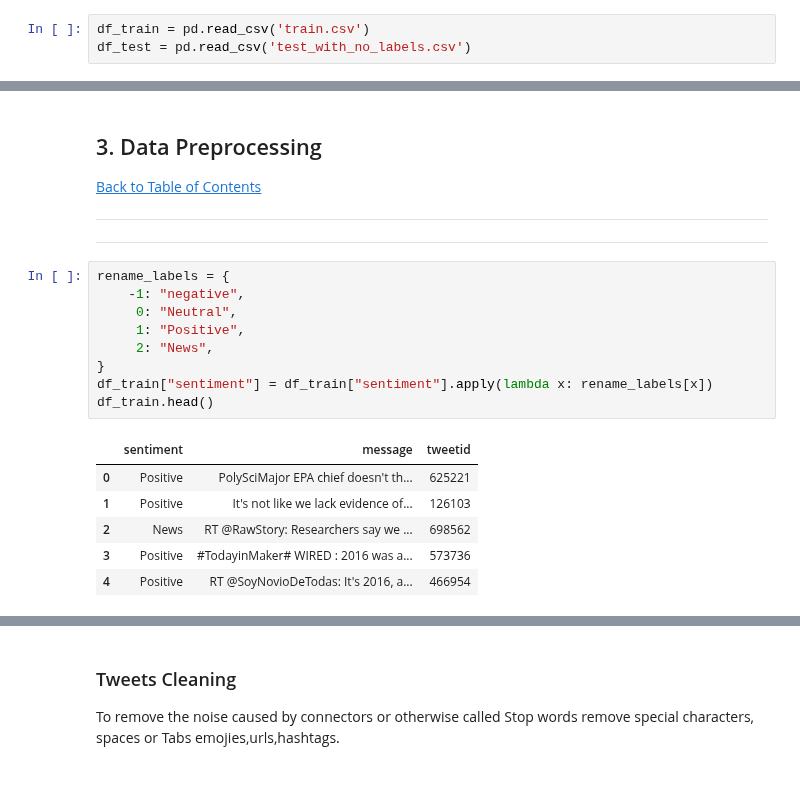
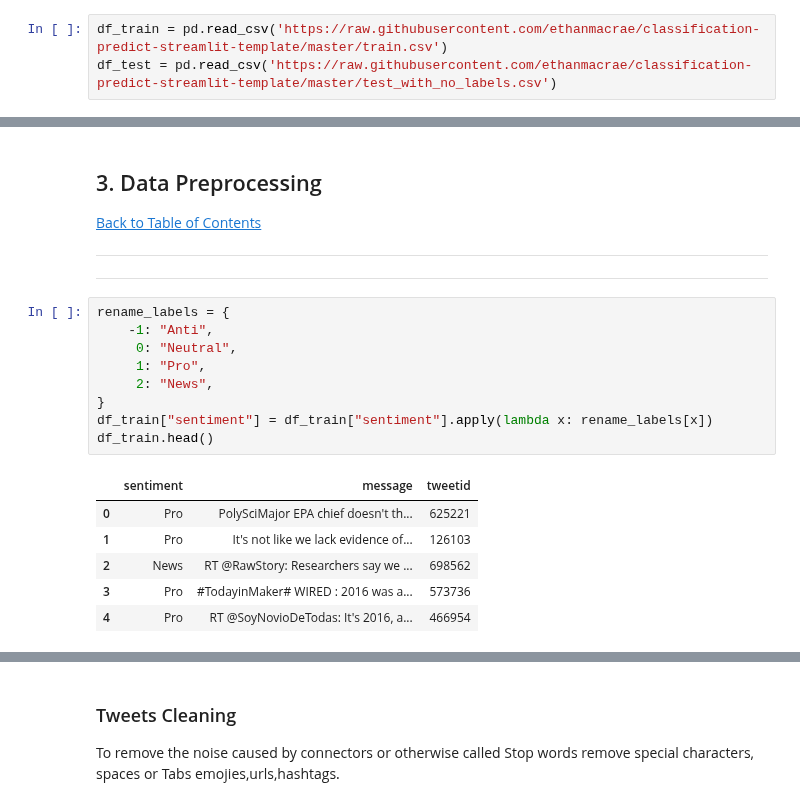
Before and after one commit to ethanmacrae/classification-predict-streamlit-template, a Jupyter notebook: Classification Predict Notebook .ipynb, the cells around one changed output, grey strips where cells are left out. Cells and saved outputs as stored; diff of their text form.

```diff
--- a/Classification Predict Notebook .ipynb
+++ b/Classification Predict Notebook .ipynb
@@ -161,8 +160,8 @@ warnings.filterwarnings('ignore')
 <a class="anchor" id="1.1"></a>
 <a href=#cont>Back to Table of Contents</a>
 # %%
-df_train = pd.read_csv('train.csv')
-df_test = pd.read_csv('test_with_no_labels.csv')
+df_train = pd.read_csv('https://raw.githubusercontent.com/ethanmacrae/classification-predict-streamlit-template/master/train.csv')
+df_test = pd.read_csv('https://raw.githubusercontent.com/ethanmacrae/classification-predict-streamlit-template/master/test_with_no_labels.csv')
 # %% [markdown]
 ### Data size and Structure
 # %% [markdown]
@@ -246,20 +245,20 @@ Each tweet is labelled as one of the following classes:
 ---
 # %%
 rename_labels = {
-    -1: "negative",
+    -1: "Anti",
      0: "Neutral",
-     1: "Positive",
+     1: "Pro",
      2: "News",
 }
 df_train["sentiment"] = df_train["sentiment"].apply(lambda x: rename_labels[x])
 df_train.head()
 # %% [output]
 |  | sentiment | message | tweetid |
-| 0 | Positive | PolySciMajor EPA chief doesn't th... | 625221 |
-| 1 | Positive | It's not like we lack evidence of... | 126103 |
+| 0 | Pro | PolySciMajor EPA chief doesn't th... | 625221 |
+| 1 | Pro | It's not like we lack evidence of... | 126103 |
 | 2 | News | RT @RawStory: Researchers say we ... | 698562 |
-| 3 | Positive | #TodayinMaker# WIRED : 2016 was a... | 573736 |
-| 4 | Positive | RT @SoyNovioDeTodas: It's 2016, a... | 466954 |
+| 3 | Pro | #TodayinMaker# WIRED : 2016 was a... | 573736 |
+| 4 | Pro | RT @SoyNovioDeTodas: It's 2016, a... | 466954 |
 # %%
 def hashtag_extract(x):
 
```
Also changed, not shown: parts of 20 cells of this notebook.
